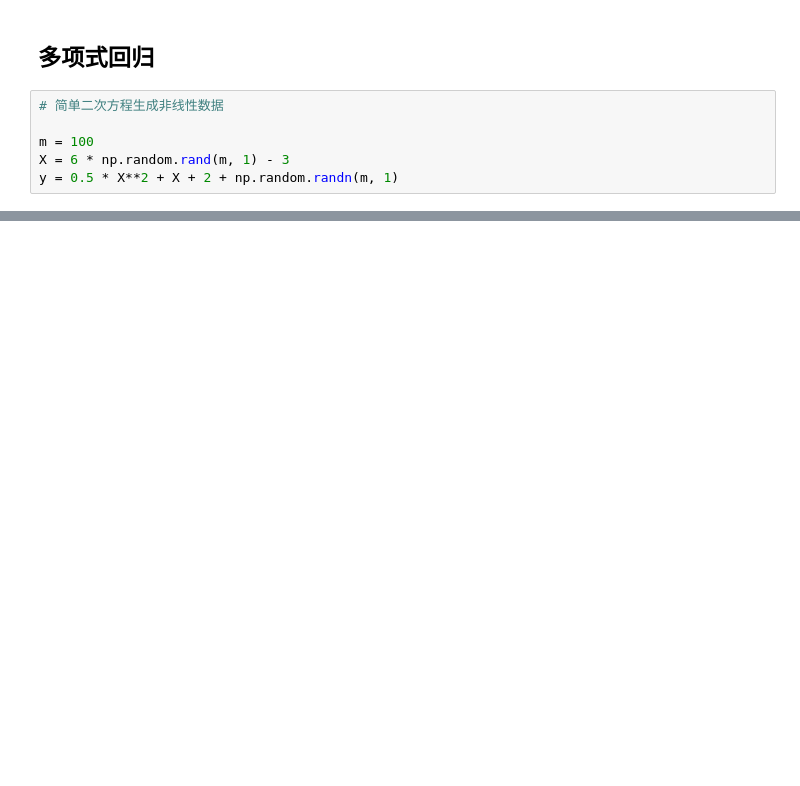
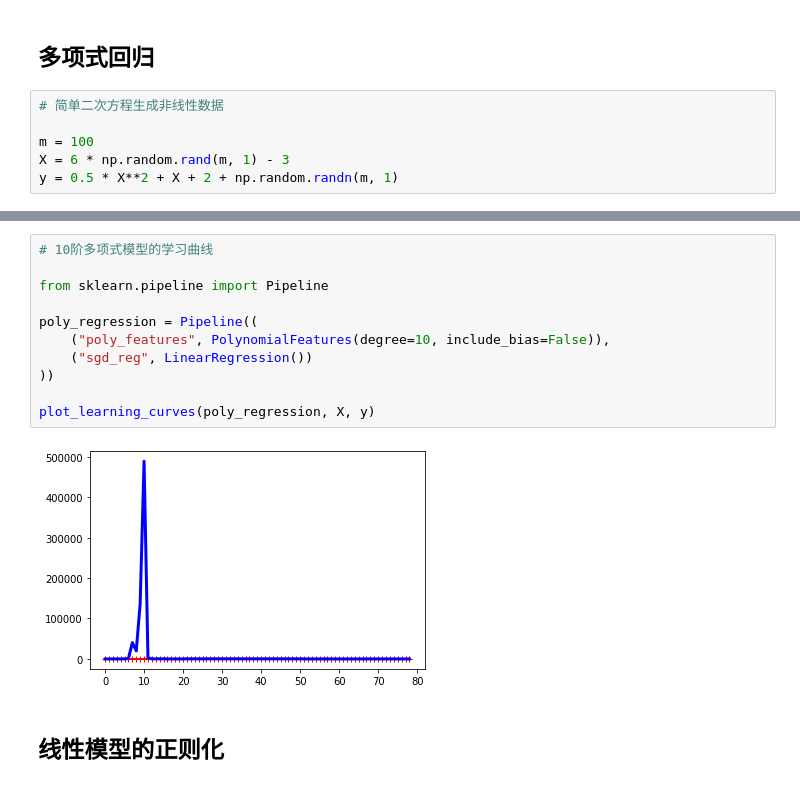
Before and after one commit to Zhuxy/hands-on-ml, a Jupyter notebook: chapter4 - training model.ipynb, the cells around one changed output, grey strips where cells are left out. Saved outputs shown, nothing was run; the diff lists cells and outputs as text; blank space fills up the shorter version.

```diff
--- a/chapter4 - training model.ipynb
+++ b/chapter4 - training model.ipynb
@@ -78,0 +114,15 @@ lin_reg.intercept_, lin_reg.coef_
+# %%
+# 10阶多项式模型的学习曲线
+
+from sklearn.pipeline import Pipeline
+
+poly_regression = Pipeline((
+    ("poly_features", PolynomialFeatures(degree=10, include_bias=False)),
+    ("sgd_reg", LinearRegression())
+))
+
+plot_learning_curves(poly_regression, X, y)
+# %% [output]
+[figure, added]
+# %% [markdown]
+## 线性模型的正则化
```
Also changed, not shown: parts of 11 cells of this notebook.
